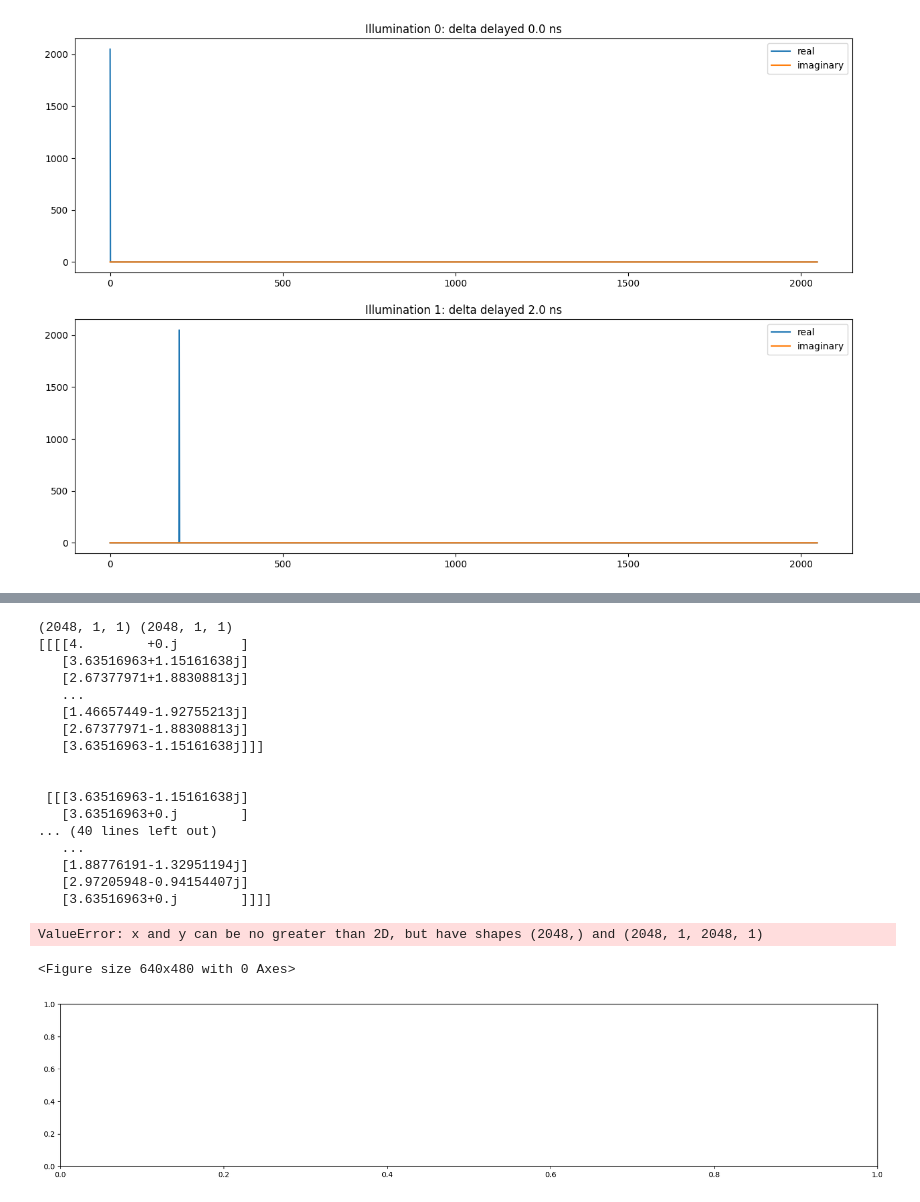
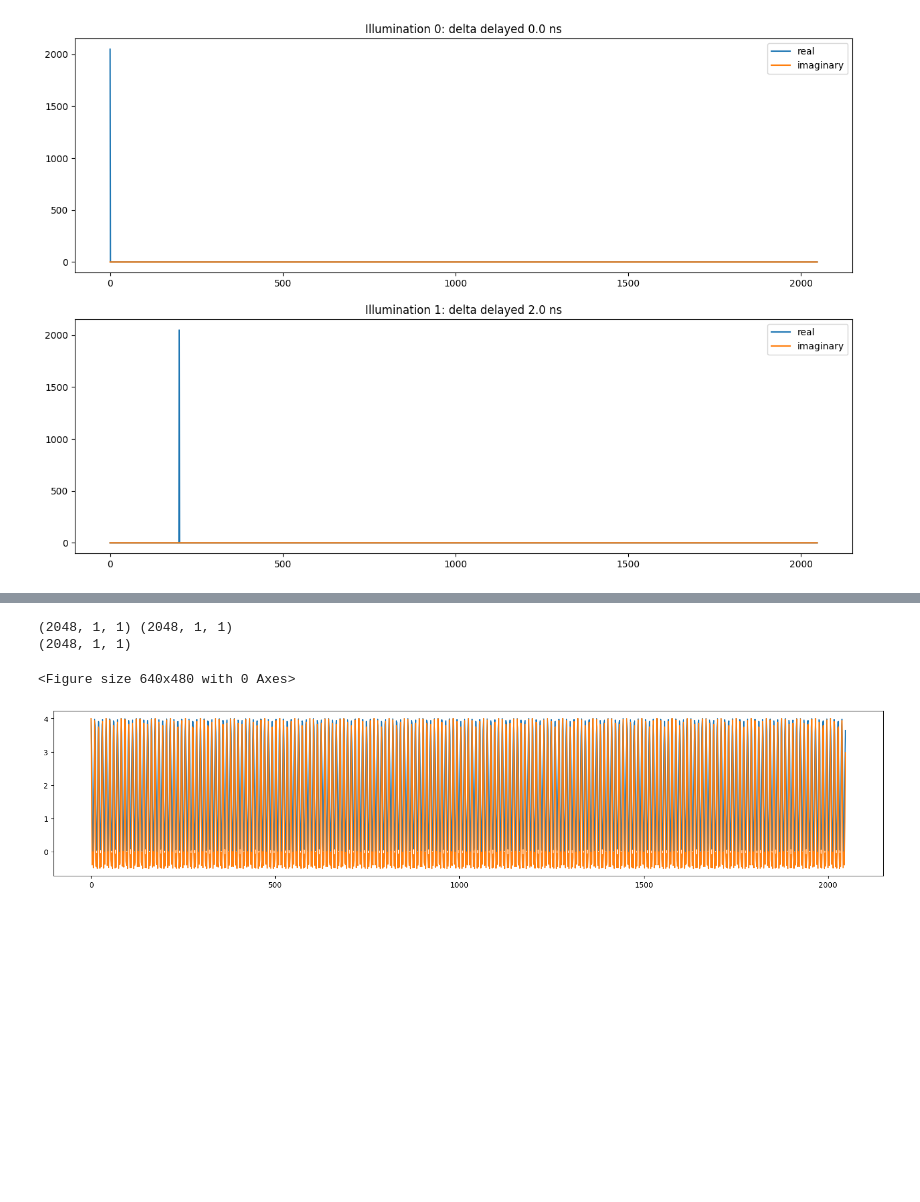
Before and after one commit to p-luesia/NLOS_dirac_not, a Jupyter notebook: experiments.ipynb, the cells around one changed output, grey strips where cells are left out. Drawn from its saved outputs; the diff is of its cells as text; code cells hidden in the pictures; blank space fills up the shorter version.

```diff
--- a/experiments.ipynb
+++ b/experiments.ipynb
@@ -157,29 +162,16 @@ plt.show()
 # %%
 plt.figure()
+b = bra_l.view(np.ndarray)
+k = ket_l.view(np.ndarray)
 print(bra_l.shape, ket_l.shape)
-kk = np.inner(bra_l, np.conjugate(bra_l))
+kk = b@k
 print(kk.shape)
 fig, ax = plt.subplots(1, figsize=(20, 4))
-ax.plot(np.fft.ifft(kk))
+ax.plot(kk[:,0,0])
+ax.plot(k[:,0,0]**2)
 plt.show()
 # %% [output]
 (2048, 1, 1) (2048, 1, 1)
-[[[[4.        +0.j        ]
-   [3.63516963+1.15161638j]
-   [2.67377971+1.88308813j]
-   ...
-   [1.46657449-1.92755213j]
-   [2.67377971-1.88308813j]
-   [3.63516963-1.15161638j]]]
-
-
- [[[3.63516963-1.15161638j]
-   [3.63516963+0.j        ]
-... (40 lines left out)
-   ...
-   [1.88776191-1.32951194j]
-   [2.97205948-0.94154407j]
-   [3.63516963+0.j        ]]]]
+(2048, 1, 1)
-ValueError: x and y can be no greater than 2D, but have shapes (2048,) and (2048, 1, 2048, 1)
+<Figure size 640x480 with 0 Axes>
-<Figure size 640x480 with 0 Axes>
-[figure, old version]
+[figure, new version]
```
Also changed, not shown: parts of 6 cells of this notebook.
